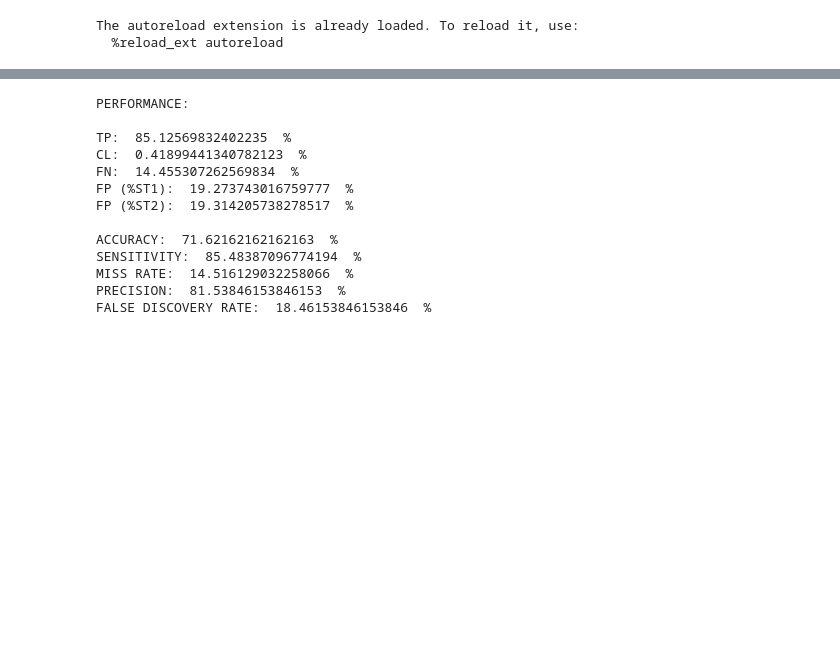
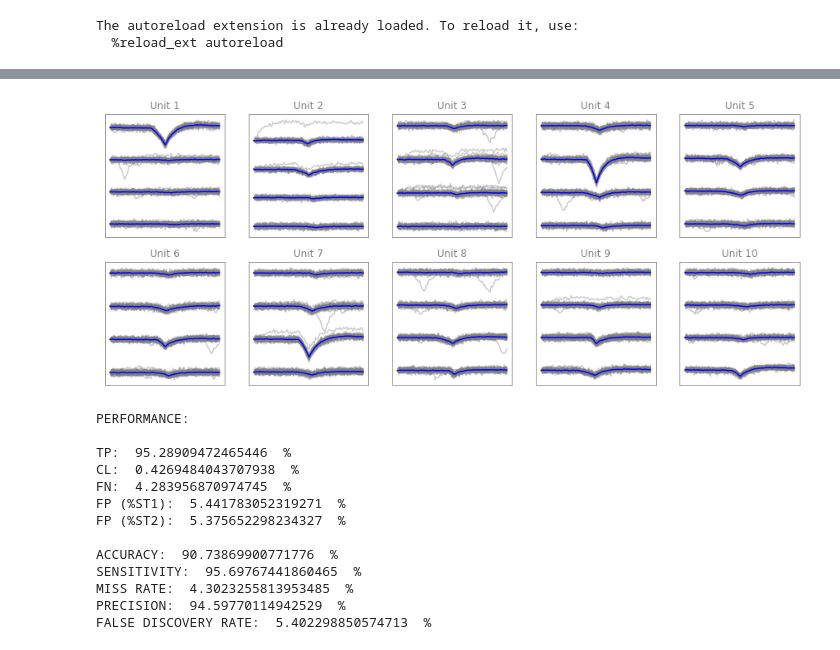
Before and after one commit to SpikeInterface/spiketoolkit, a Jupyter notebook: examples/mountainsort4_example.ipynb, the cells around one changed output, grey strips where cells are left out. Cells and saved outputs as stored; diff of their text form; code cells hidden in the pictures; blank space fills up the shorter version.

```diff
--- a/examples/mountainsort4_example.ipynb
+++ b/examples/mountainsort4_example.ipynb
@@ -108,16 +91,20 @@ TOTAL:  1432 1429 1708
+# %%
+sw.UnitWaveformsWidget(recording=recording, sorting=SC.getMappedSorting2()).plot()
+# %% [output]
+[figure, added]
 # %%
-performance = st.comparison.compute_performance(counts)
+performance = st.comparison.compute_performance(SC)
 # %% [output]
 PERFORMANCE:
 
-TP:  85.12569832402235  %
-CL:  0.41899441340782123  %
-FN:  14.455307262569834  %
-FP (%ST1):  19.273743016759777  %
-FP (%ST2):  19.314205738278517  %
+TP:  95.28909472465446  %
+CL:  0.4269484043707938  %
+FN:  4.283956870974745  %
+FP (%ST1):  5.441783052319271  %
+FP (%ST2):  5.375652298234327  %
 
-ACCURACY:  71.62162162162163  %
-SENSITIVITY:  85.48387096774194  %
-MISS RATE:  14.516129032258066  %
-PRECISION:  81.53846153846153  %
-FALSE DISCOVERY RATE:  18.46153846153846  %
+ACCURACY:  90.73869900771776  %
+SENSITIVITY:  95.69767441860465  %
+MISS RATE:  4.3023255813953485  %
+PRECISION:  94.59770114942529  %
+FALSE DISCOVERY RATE:  5.402298850574713  %
```
Also changed, not shown: parts of 10 cells of this notebook, 1 other file.
